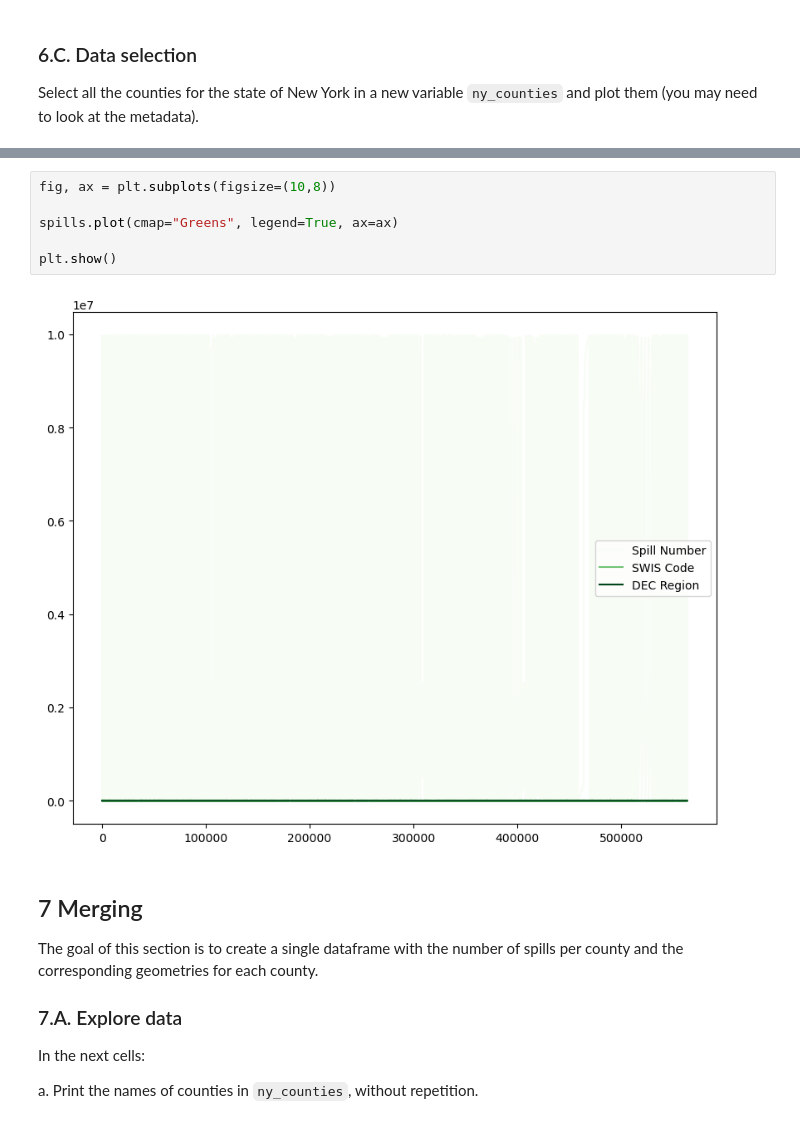
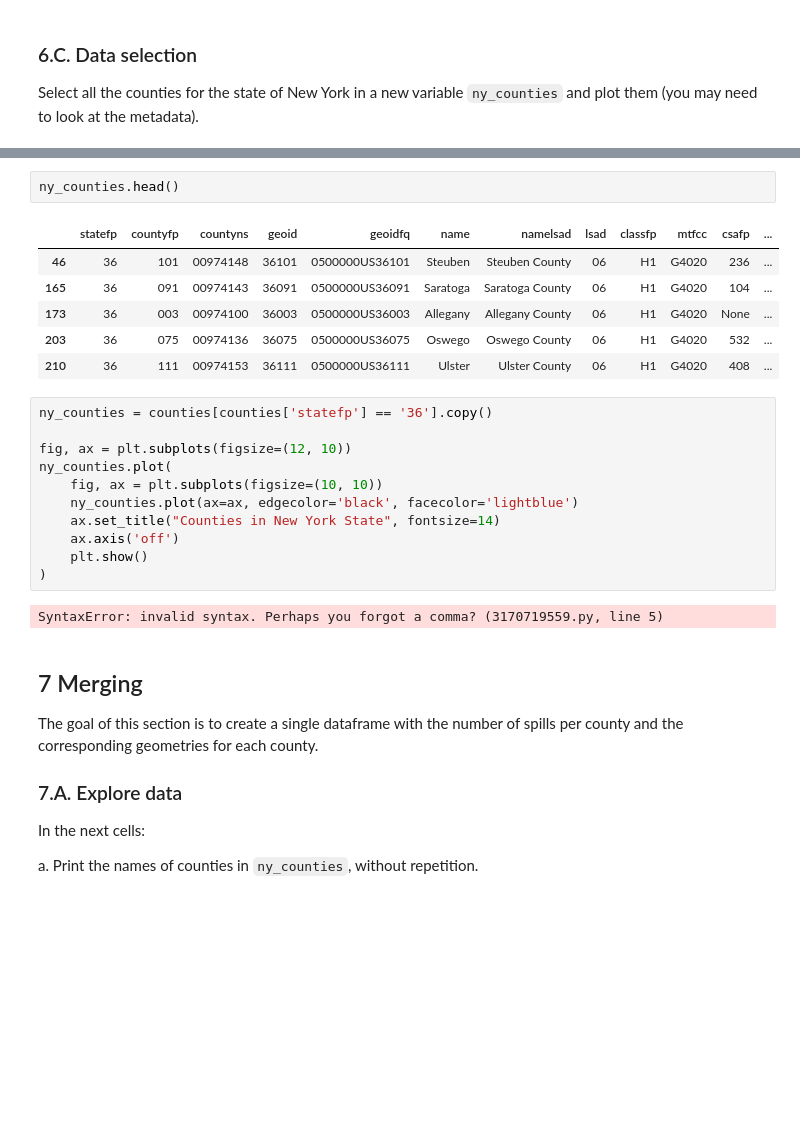
Before and after one commit to Awoo56709/eds220-hwk3, a Jupyter notebook: hwk3-task1-spills.ipynb, the cells around one changed output, grey strips where cells are left out. Drawn from its saved outputs; the diff is of its cells as text; blank space fills up the shorter version.

```diff
--- a/hwk3-task1-spills.ipynb
+++ b/hwk3-task1-spills.ipynb
@@ -514,11 +560,25 @@ NameError: name 'ny_counties' is not defined
+# %%
+ny_counties.head()
+# %% [output]
+|  | statefp | countyfp | countyns | geoid | geoidfq | name | namelsad | lsad | classfp | mtfcc | csafp | ... |
+| 46 | 36 | 101 | 00974148 | 36101 | 0500000US36101 | Steuben | Steuben County | 06 | H1 | G4020 | 236 | ... |
+| 165 | 36 | 091 | 00974143 | 36091 | 0500000US36091 | Saratoga | Saratoga County | 06 | H1 | G4020 | 104 | ... |
+| 173 | 36 | 003 | 00974100 | 36003 | 0500000US36003 | Allegany | Allegany County | 06 | H1 | G4020 | None | ... |
+| 203 | 36 | 075 | 00974136 | 36075 | 0500000US36075 | Oswego | Oswego County | 06 | H1 | G4020 | 532 | ... |
+| 210 | 36 | 111 | 00974153 | 36111 | 0500000US36111 | Ulster | Ulster County | 06 | H1 | G4020 | 408 | ... |
 # %%
-fig, ax = plt.subplots(figsize=(10,8))
+ny_counties = counties[counties['statefp'] == '36'].copy()
 
-spills.plot(cmap="Greens", legend=True, ax=ax)
-
-plt.show()
+fig, ax = plt.subplots(figsize=(12, 10))
+ny_counties.plot(
+    fig, ax = plt.subplots(figsize=(10, 10))
+    ny_counties.plot(ax=ax, edgecolor='black', facecolor='lightblue')
+    ax.set_title("Counties in New York State", fontsize=14)
+    ax.axis('off')
+    plt.show()
+)
 # %% [output]
-[figure, removed]
+SyntaxError: invalid syntax. Perhaps you forgot a comma? (3170719559.py, line 5)
 # %% [markdown]
 <!-- END QUESTION -->
 
```
Also changed, not shown: parts of 32 cells of this notebook.
